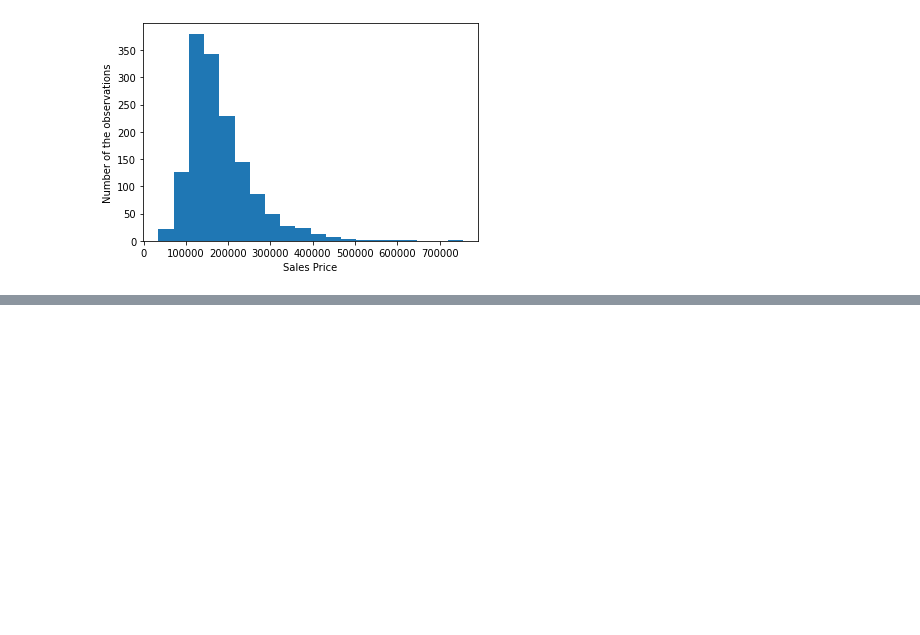
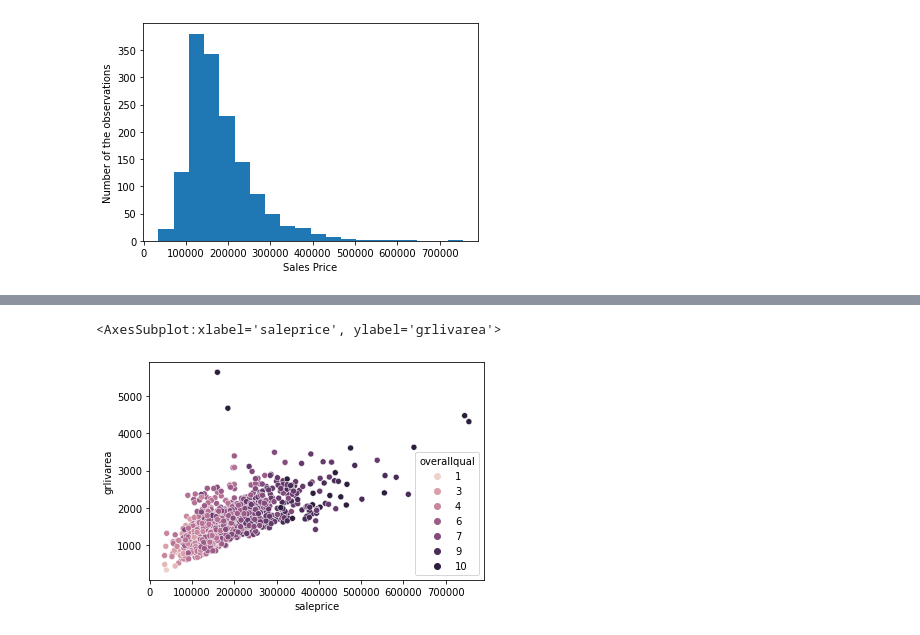
Before and after one commit to jayapat/datascience_projects, a Jupyter notebook: project-2-house-price-eda.ipynb, the cells around one changed output, grey strips where cells are left out. Saved outputs shown, nothing was run; the diff lists cells and outputs as text; code cells hidden in the pictures; blank space fills up the shorter version.

```diff
--- a/project-2-house-price-eda.ipynb
+++ b/project-2-house-price-eda.ipynb
@@ -128,0 +143,6 @@ sns.histplot(train_df, x = train_df.saleprice)
+# %%
+#lets make the scatter plot
+sns.scatterplot(x = train_df.saleprice, y = train_df.grlivarea, hue = train_df.overallqual)
+# %% [output]
+<AxesSubplot:xlabel='saleprice', ylabel='grlivarea'>
+[figure, added]
```
Also changed, not shown: parts of 9 cells of this notebook.
